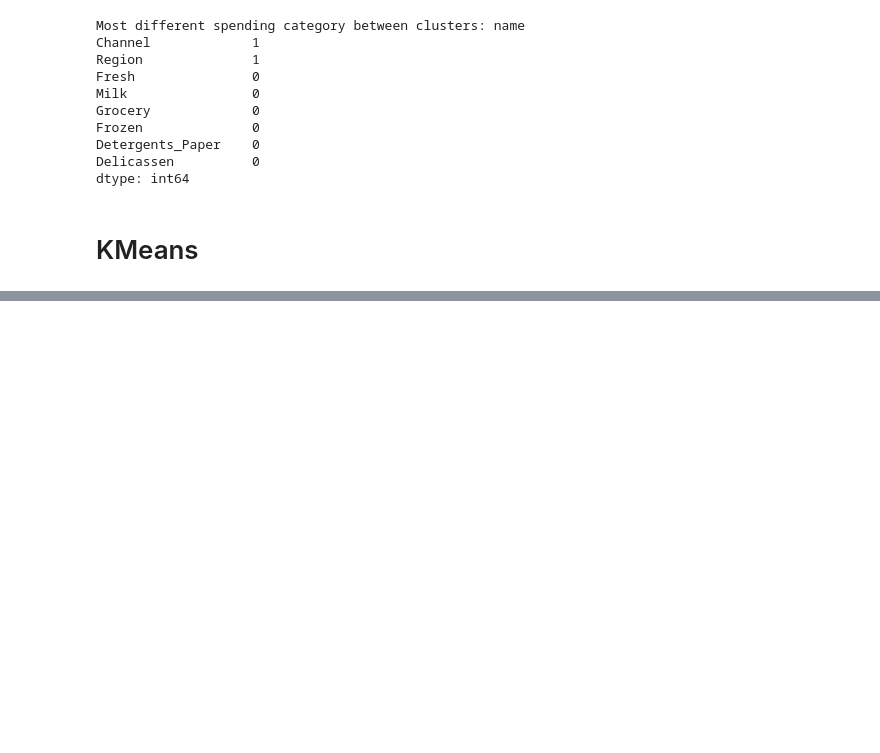
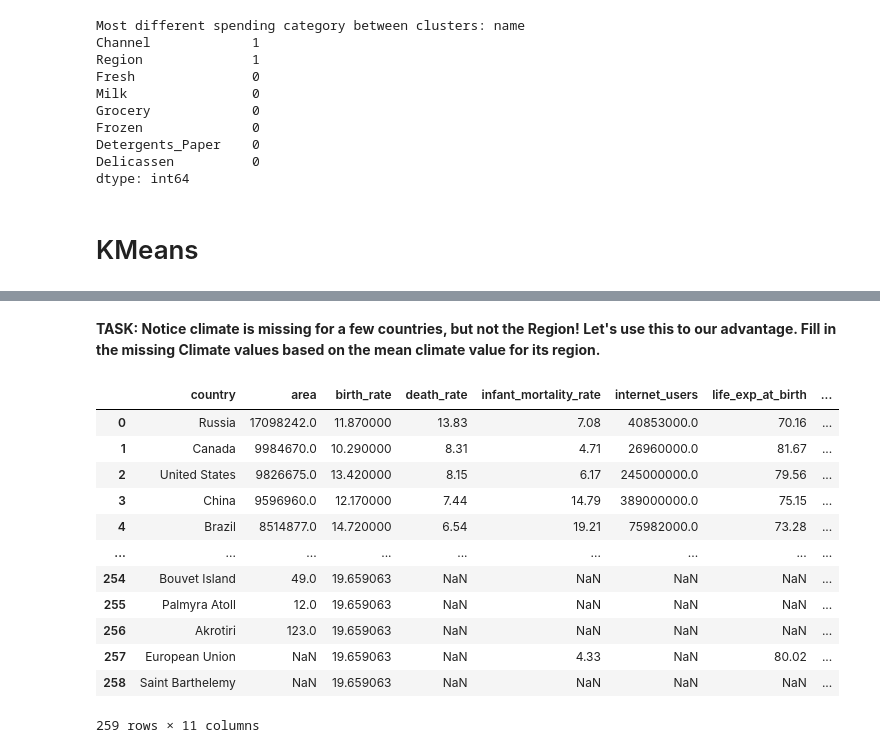
Before and after one commit to Zenolitee/DATA_ANALYTICS, a Jupyter notebook: Assignments/Lecture4.ipynb, the cells around one changed output, grey strips where cells are left out. Saved outputs shown, nothing was run; the diff lists cells and outputs as text; code cells hidden in the pictures; blank space fills up the shorter version.

```diff
--- a/Assignments/Lecture4.ipynb
+++ b/Assignments/Lecture4.ipynb
@@ -440,0 +594,22 @@ dtype: int64
+# %% [markdown]
+**TASK: Notice climate is missing for a few countries, but not the Region! Let's use this to our advantage. Fill in the missing Climate values based on the mean climate value for its region.**
+# %%
+df['birth_rate'] = df.groupby('country')['birth_rate'].transform(lambda x: x.fillna(x.mean()))
+
+overall_mean_birth_rate = df['birth_rate'].mean()
+df['birth_rate'].fillna(overall_mean_birth_rate, inplace=True)
+df
+# %% [output]
+|  | country | area | birth_rate | death_rate | infant_mortality_rate | internet_users | life_exp_at_birth | ... |
+| 0 | Russia | 17098242.0 | 11.870000 | 13.83 | 7.08 | 40853000.0 | 70.16 | ... |
+| 1 | Canada | 9984670.0 | 10.290000 | 8.31 | 4.71 | 26960000.0 | 81.67 | ... |
+| 2 | United States | 9826675.0 | 13.420000 | 8.15 | 6.17 | 245000000.0 | 79.56 | ... |
+| 3 | China | 9596960.0 | 12.170000 | 7.44 | 14.79 | 389000000.0 | 75.15 | ... |
+| 4 | Brazil | 8514877.0 | 14.720000 | 6.54 | 19.21 | 75982000.0 | 73.28 | ... |
+| ... | ... | ... | ... | ... | ... | ... | ... | ... |
+| 254 | Bouvet Island | 49.0 | 19.659063 | NaN | NaN | NaN | NaN | ... |
+| 255 | Palmyra Atoll | 12.0 | 19.659063 | NaN | NaN | NaN | NaN | ... |
+| 256 | Akrotiri | 123.0 | 19.659063 | NaN | NaN | NaN | NaN | ... |
+| 257 | European Union | NaN | 19.659063 | NaN | 4.33 | NaN | 80.02 | ... |
+| 258 | Saint Barthelemy | NaN | 19.659063 | NaN | NaN | NaN | NaN | ... |
+259 rows × 11 columns
```
Also changed, not shown: parts of 26 cells of this notebook, 1 other file.
